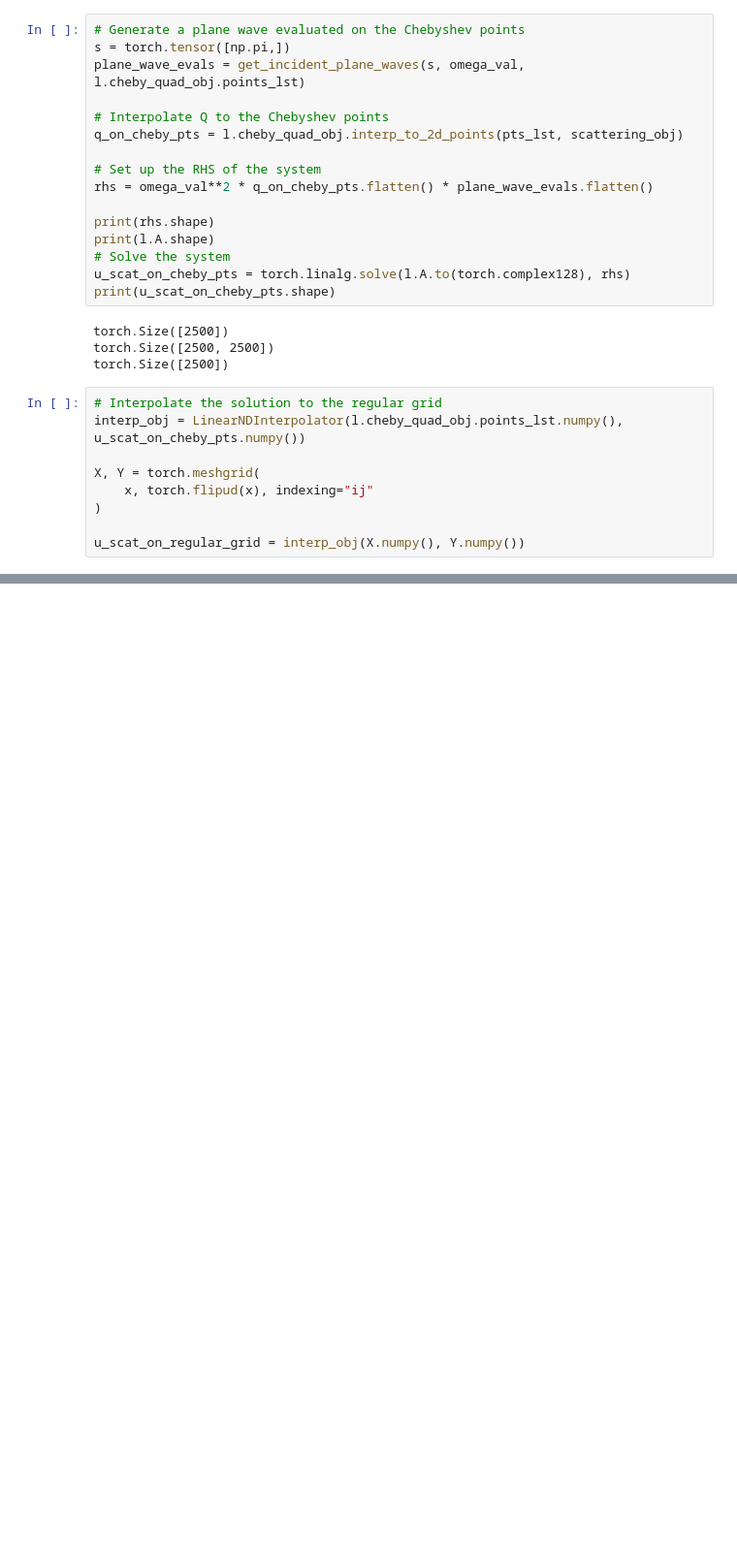
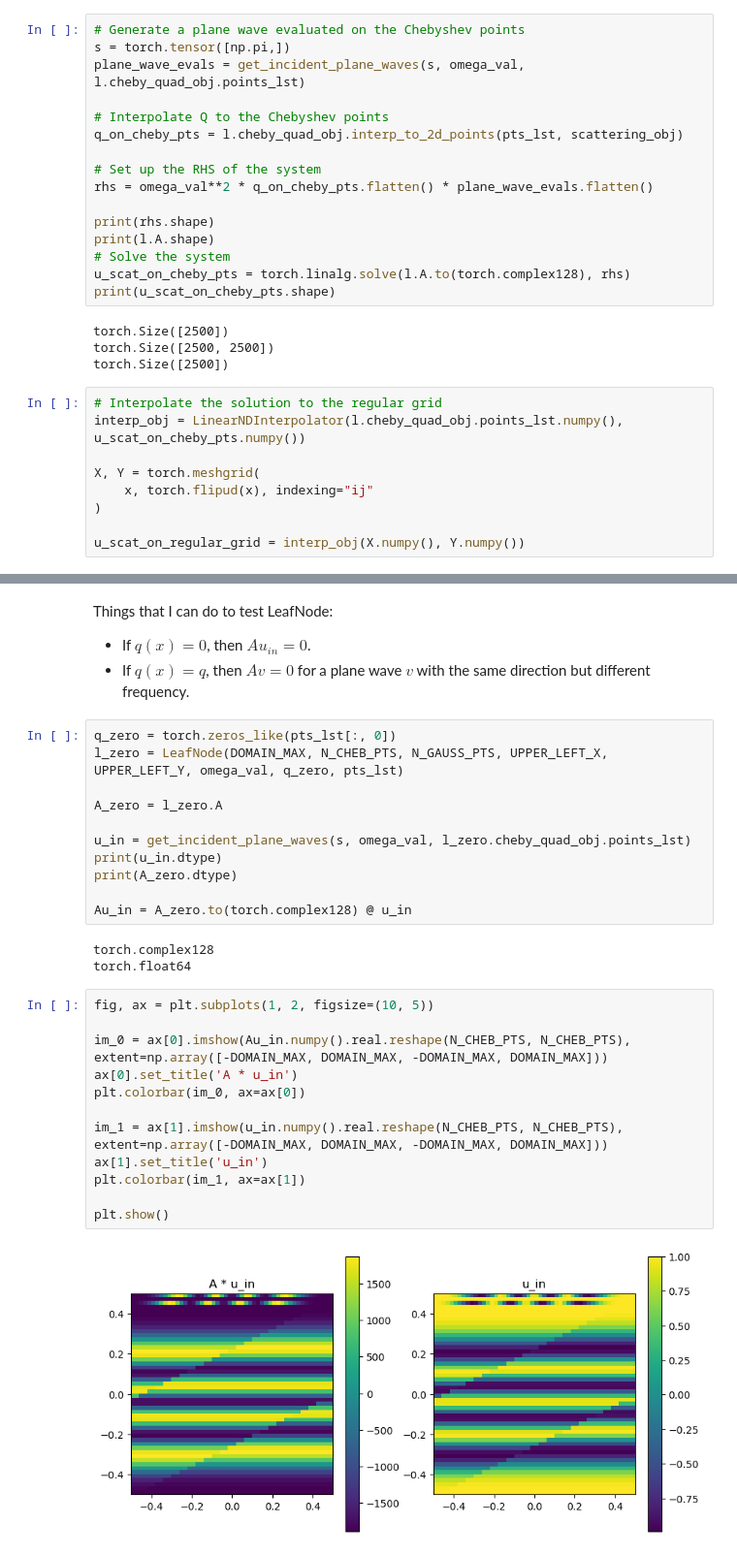
Before and after one commit to meliao/helmholtz_solvers, a Jupyter notebook: checks/local_solution.ipynb, the cells around one changed output, grey strips where cells are left out. Shown at 97% size. Cells and saved outputs as stored; diff of their text form; blank space fills up the shorter version.

```diff
--- a/checks/local_solution.ipynb
+++ b/checks/local_solution.ipynb
@@ -97,0 +95,32 @@ plt.show()
+# %% [markdown]
+Things that I can do to test LeafNode:
+ - If $q(x) = 0$, then $Au_{in} = 0$.
+ - If $q(x) = q$, then $Av = 0$ for a plane wave $v$ with the same direction but different frequency.
+# %%
+q_zero = torch.zeros_like(pts_lst[:, 0])
+l_zero = LeafNode(DOMAIN_MAX, N_CHEB_PTS, N_GAUSS_PTS, UPPER_LEFT_X, UPPER_LEFT_Y, omega_val, q_zero, pts_lst)
+
+A_zero = l_zero.A
+
+u_in = get_incident_plane_waves(s, omega_val, l_zero.cheby_quad_obj.points_lst)
+print(u_in.dtype)
+print(A_zero.dtype)
+
+Au_in = A_zero.to(torch.complex128) @ u_in
+# %% [output]
+torch.complex128
+torch.float64
+# %%
+fig, ax = plt.subplots(1, 2, figsize=(10, 5))
+
+im_0 = ax[0].imshow(Au_in.numpy().real.reshape(N_CHEB_PTS, N_CHEB_PTS), extent=np.array([-DOMAIN_MAX, DOMAIN_MAX, -DOMAIN_MAX, DOMAIN_MAX]))
+ax[0].set_title('A * u_in')
+plt.colorbar(im_0, ax=ax[0])
+
+im_1 = ax[1].imshow(u_in.numpy().real.reshape(N_CHEB_PTS, N_CHEB_PTS), extent=np.array([-DOMAIN_MAX, DOMAIN_MAX, -DOMAIN_MAX, DOMAIN_MAX]))
+ax[1].set_title('u_in')
+plt.colorbar(im_1, ax=ax[1])
+
+plt.show()
+# %% [output]
+[figure, added]
```
Also changed, not shown: parts of 3 cells of this notebook, 1 other file.
